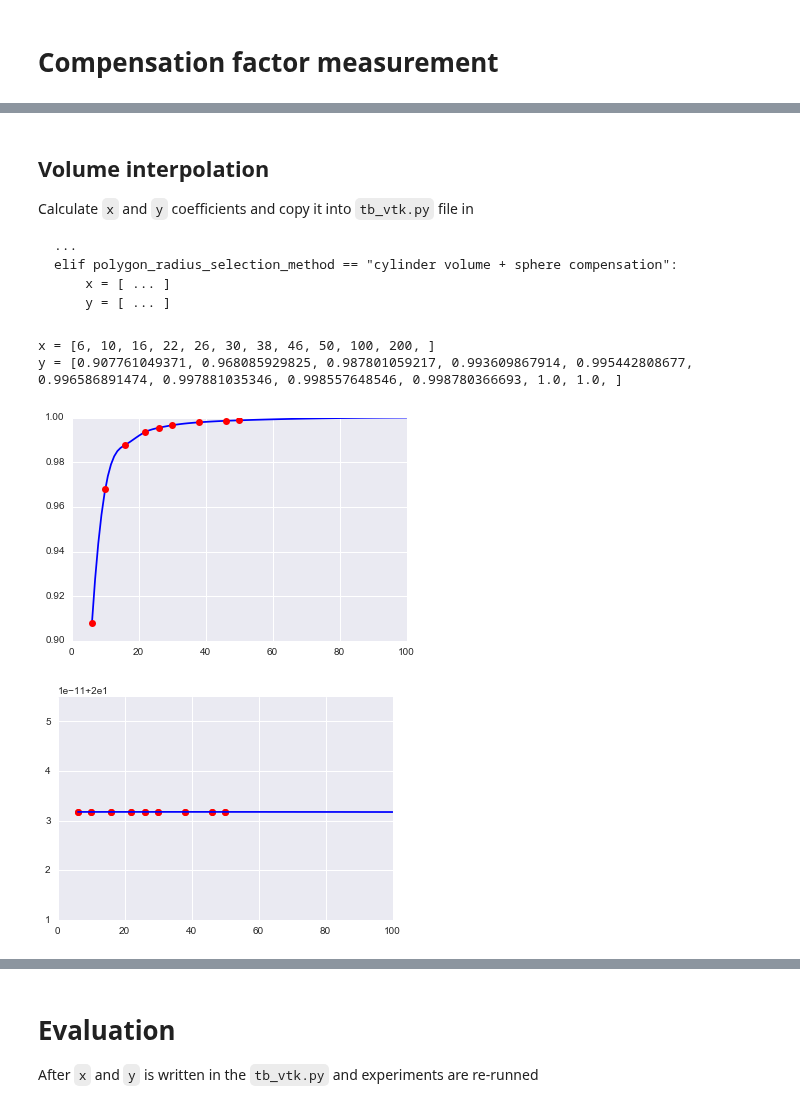
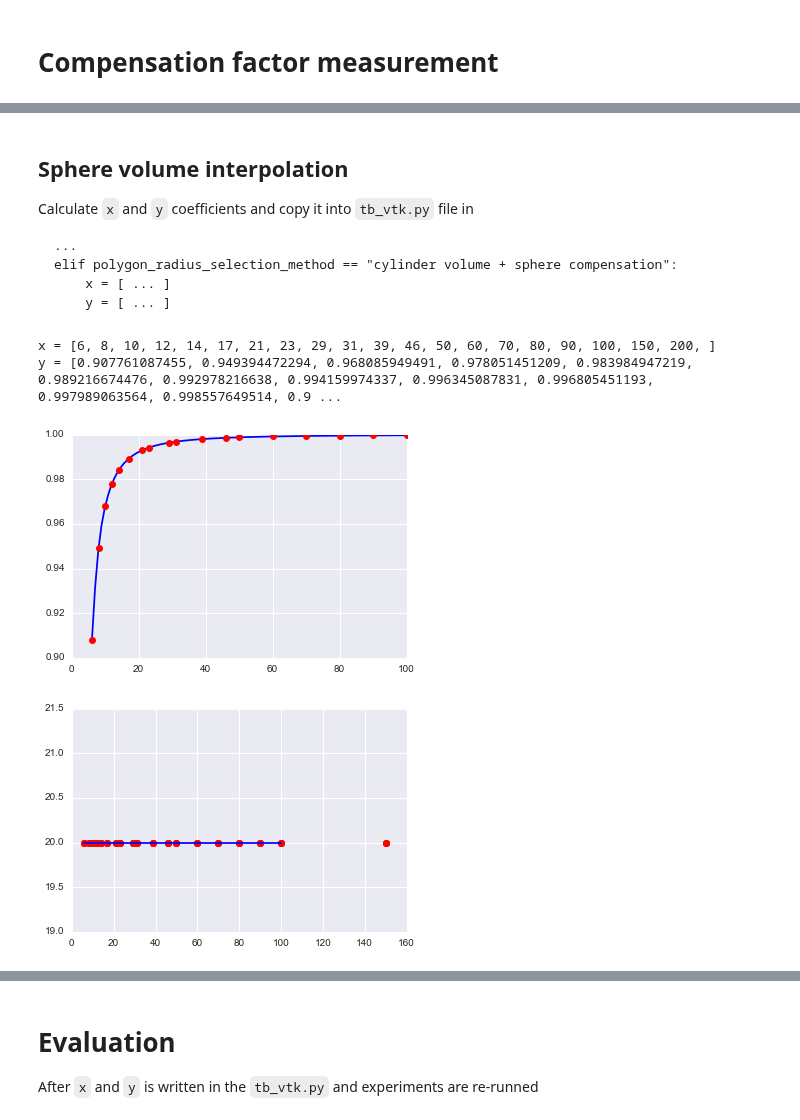
Before and after one commit to mjirik/teigen, a Jupyter notebook: examples/measured_compensation_factor.ipynb, the cells around one changed output, grey strips where cells are left out. Drawn from its saved outputs; the diff is of its cells as text; code cells hidden in the pictures.

Commit message:
new sphere volume and surface compensation parameters

```diff
--- a/examples/measured_compensation_factor.ipynb
+++ b/examples/measured_compensation_factor.ipynb
@@ -117,5 +117,5 @@ for radius_method in [
 # %% [markdown]
-## Volume interpolation
+## Sphere volume interpolation
 
 Calculate `x` and `y` coefficients and copy it into `tb_vtk.py` file in
 
@@ -136,38 +136,38 @@ if len(dfs) > 0:
 
     x = list(dfsm["measurement_resolution"])
     y = list(dfsm["radius_volume_estimation_numeric"] / dfsm["radius_volume_estimation"])
 
-    x.append(100)
-    y.append(1.0)
+    # x.append(100)
+    # y.append(1.0)
 
     x.append(200)
     y.append(1.0)
 
     x = np.asarray(x)
     y = np.asarray(y)
     spl1 = InterpolatedUnivariateSpline(x, y)
     # spl1 = UnivariateSpline(x, y,k=5)
     # spl1.set_smoothing_factor(0.1)
     xs = np.linspace(6, 100, 100)
 
     plt.plot(
         xs[:], spl1(xs[:]), "b" ,
         x[:-2], y[:-2], "ro",
     )
     stx = "x = ["
     for i in x:
         stx = stx + str(i) + ", "
     stx += "]"
     sty = "y = ["
     for i in y:
         sty = sty + str(i) + ", "
     sty += "]"
     print stx
     print sty
 # %% [output]
-x = [6, 10, 16, 22, 26, 30, 38, 46, 50, 100, 200, ]
-y = [0.907761049371, 0.968085929825, 0.987801059217, 0.993609867914, 0.995442808677, 0.996586891474, 0.997881035346, 0.998557648546, 0.998780366693, 1.0, 1.0, ]
+x = [6, 8, 10, 12, 14, 17, 21, 23, 29, 31, 39, 46, 50, 60, 70, 80, 90, 100, 150, 200, ]
+y = [0.907761087455, 0.949394472294, 0.968085949491, 0.978051451209, 0.983984947219, 0.989216674476, 0.992978216638, 0.994159974337, 0.996345087831, 0.996805451193, 0.997989063564, 0.998557649514, 0.9 ...
-[figure, old version]
+[figure, new version]
 # %%
 import scipy
 import copy
@@ -182,7 +182,7 @@ if len(dfs) > 1:
     plt.plot(xs, f(xs), "b")
     plt.show()
 # %% [output]
-[figure, old version]
+[figure, new version]
 # %%
 from scipy.optimize import curve_fit
 
```
Also changed, not shown: parts of 19 cells of this notebook, 2 other files.
